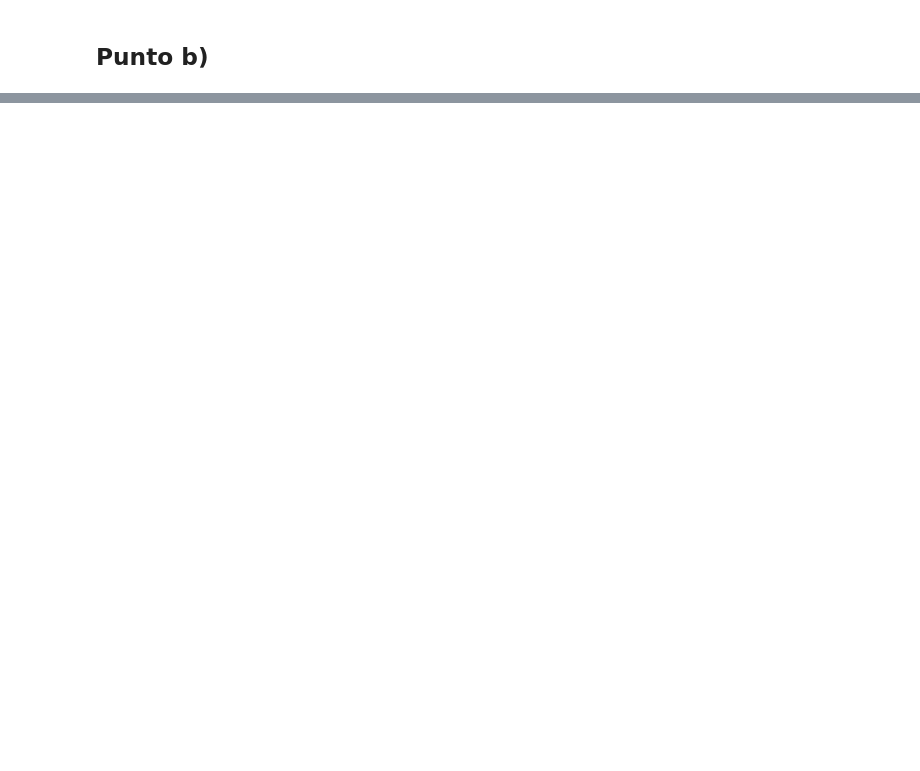
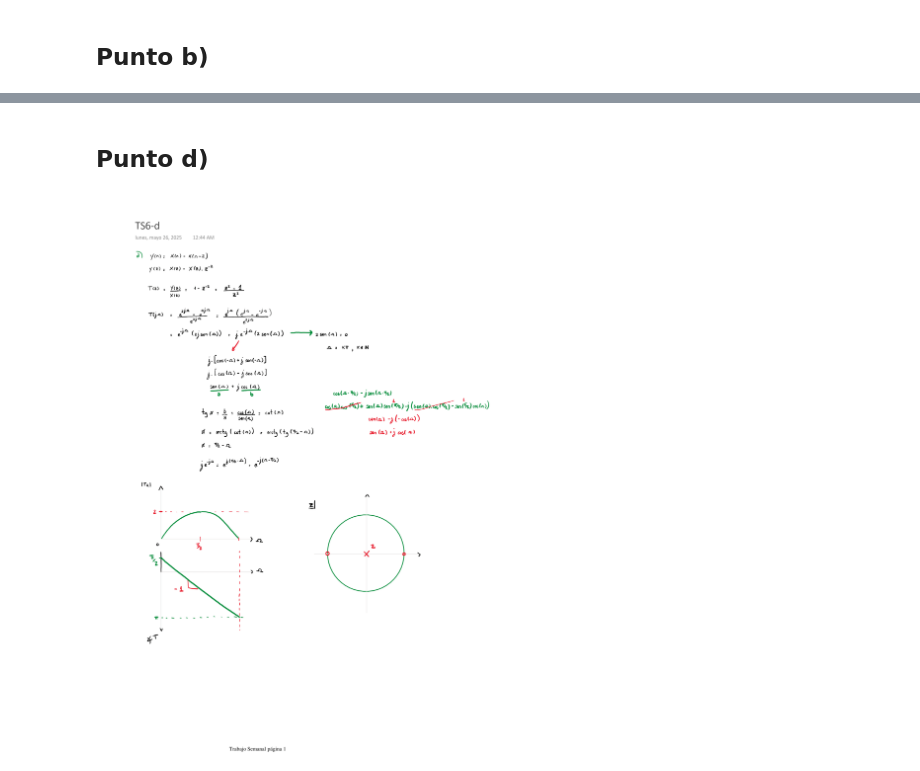
Before and after one commit to Mateo-Cabo/APS, a Jupyter notebook: Trabajo semana 6/TS6.ipynb, the cells around one changed output, grey strips where cells are left out. Saved outputs shown, nothing was run; the diff lists cells and outputs as text; code cells hidden in the pictures; blank space fills up the shorter version.

```diff
--- a/Trabajo semana 6/TS6.ipynb
+++ b/Trabajo semana 6/TS6.ipynb
@@ -85,0 +25,6 @@ Image(filename='filtro cascada.png')
+# %% [markdown]
+## Punto d)
+# %%
+Image(filename='TS6-d-1.png')
+# %% [output]
+[figure, added]
```
Also changed, not shown: parts of 36 cells of this notebook.
